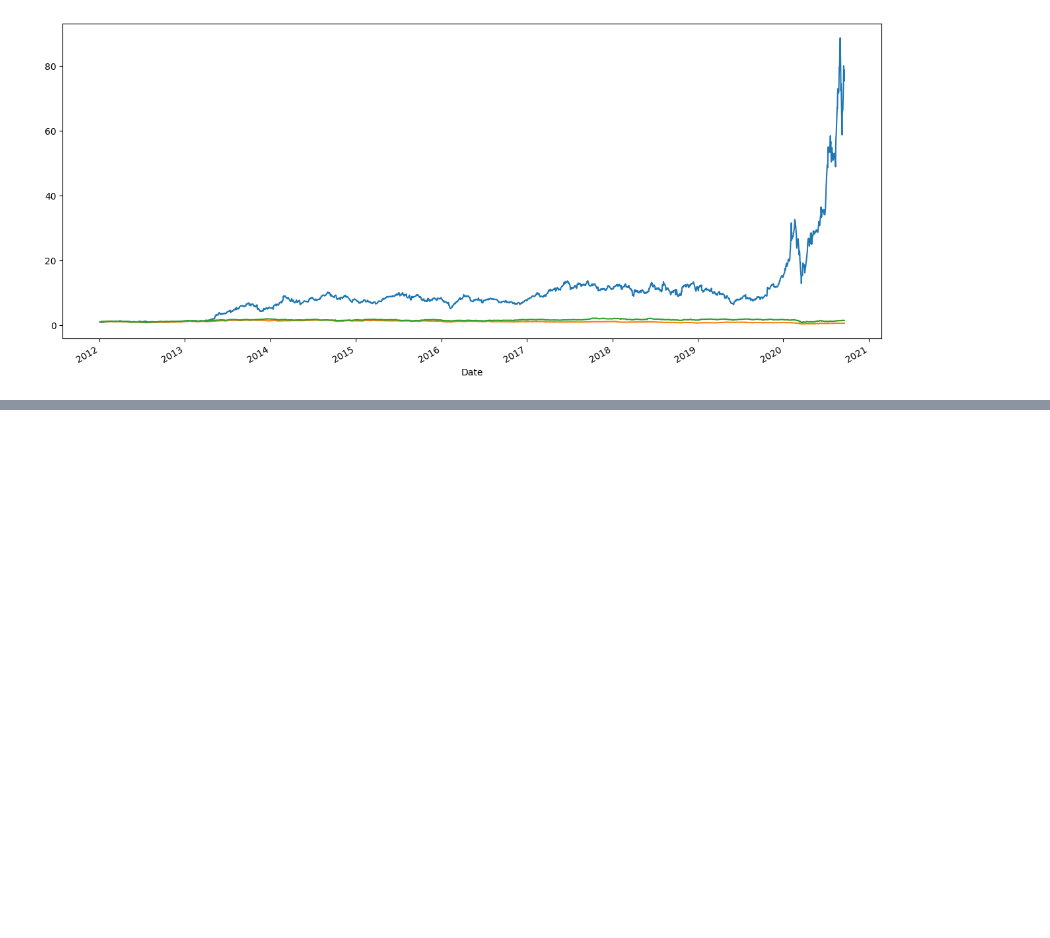
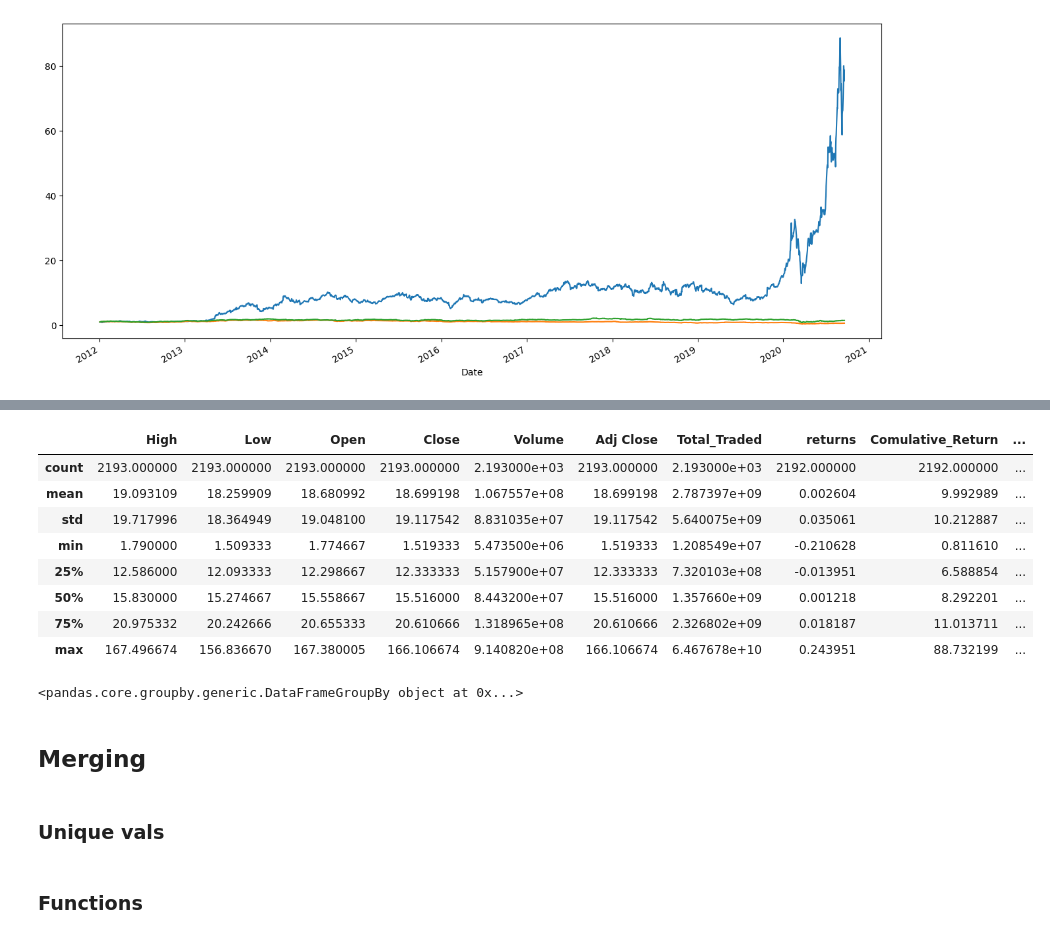
Before and after one commit to lamass/StatsExercises, a Jupyter notebook: stocks_analysis_2.ipynb, the cells around one changed output, grey strips where cells are left out. Cells and saved outputs as stored; diff of their text form; code cells hidden in the pictures; blank space fills up the shorter version.

```diff
--- a/stocks_analysis_2.ipynb
+++ b/stocks_analysis_2.ipynb
@@ -319,0 +394,12 @@ gm['Cumulative_Return'].plot(label='GM', figsize=(16,7))
+# %%
+t2.describe()
+# %% [output]
+|  | High | Low | Open | Close | Volume | Adj Close | Total_Traded | returns | Comulative_Return | ... |
+| count | 2193.000000 | 2193.000000 | 2193.000000 | 2193.000000 | 2.193000e+03 | 2193.000000 | 2.193000e+03 | 2192.000000 | 2192.000000 | ... |
+| mean | 19.093109 | 18.259909 | 18.680992 | 18.699198 | 1.067557e+08 | 18.699198 | 2.787397e+09 | 0.002604 | 9.992989 | ... |
+| std | 19.717996 | 18.364949 | 19.048100 | 19.117542 | 8.831035e+07 | 19.117542 | 5.640075e+09 | 0.035061 | 10.212887 | ... |
+| min | 1.790000 | 1.509333 | 1.774667 | 1.519333 | 5.473500e+06 | 1.519333 | 1.208549e+07 | -0.210628 | 0.811610 | ... |
+| 25% | 12.586000 | 12.093333 | 12.298667 | 12.333333 | 5.157900e+07 | 12.333333 | 7.320103e+08 | -0.013951 | 6.588854 | ... |
+| 50% | 15.830000 | 15.274667 | 15.558667 | 15.516000 | 8.443200e+07 | 15.516000 | 1.357660e+09 | 0.001218 | 8.292201 | ... |
+| 75% | 20.975332 | 20.242666 | 20.655333 | 20.610666 | 1.318965e+08 | 20.610666 | 2.326802e+09 | 0.018187 | 11.013711 | ... |
+| max | 167.496674 | 156.836670 | 167.380005 | 166.106674 | 9.140820e+08 | 166.106674 | 6.467678e+10 | 0.243951 | 88.732199 | ... |
@@ -319,0 +410,10 @@ gm['Cumulative_Return'].plot(label='GM', figsize=(16,7))
+# %%
+print(t2Open)
+# %% [output]
+<pandas.core.groupby.generic.DataFrameGroupBy object at 0x...>
+# %% [markdown]
+## Merging
+# %% [markdown]
+### Unique vals
+# %% [markdown]
+### Functions
```
Also changed, not shown: parts of 16 cells of this notebook.
